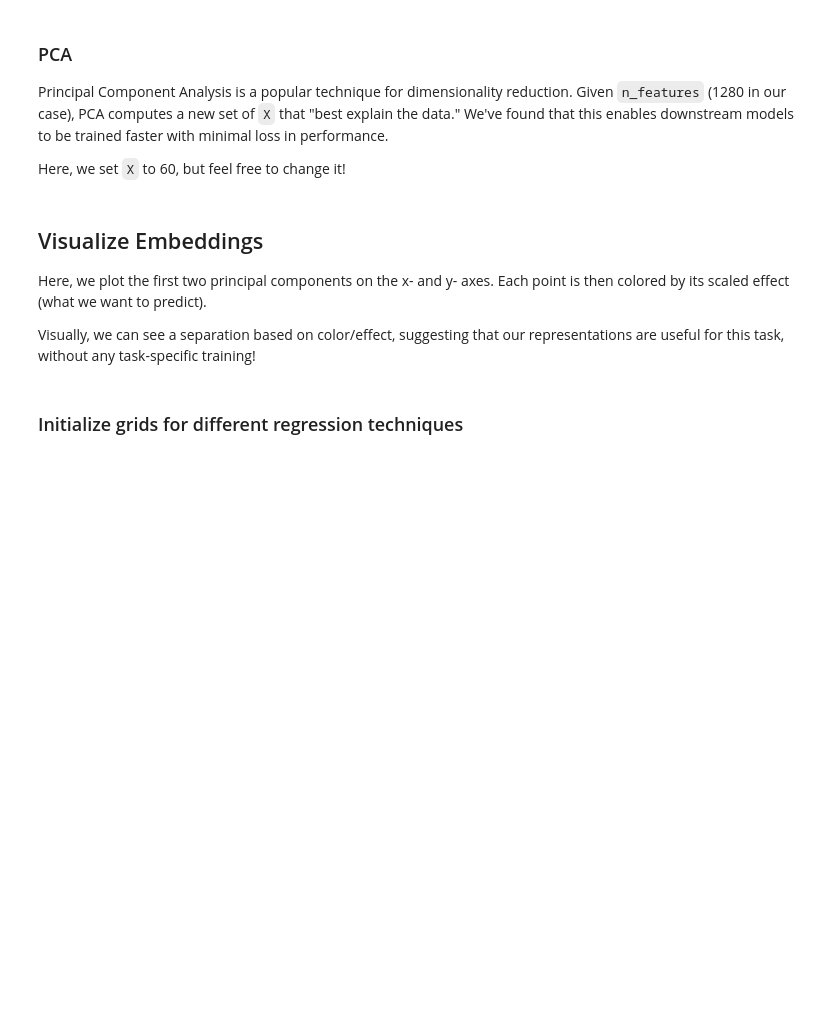
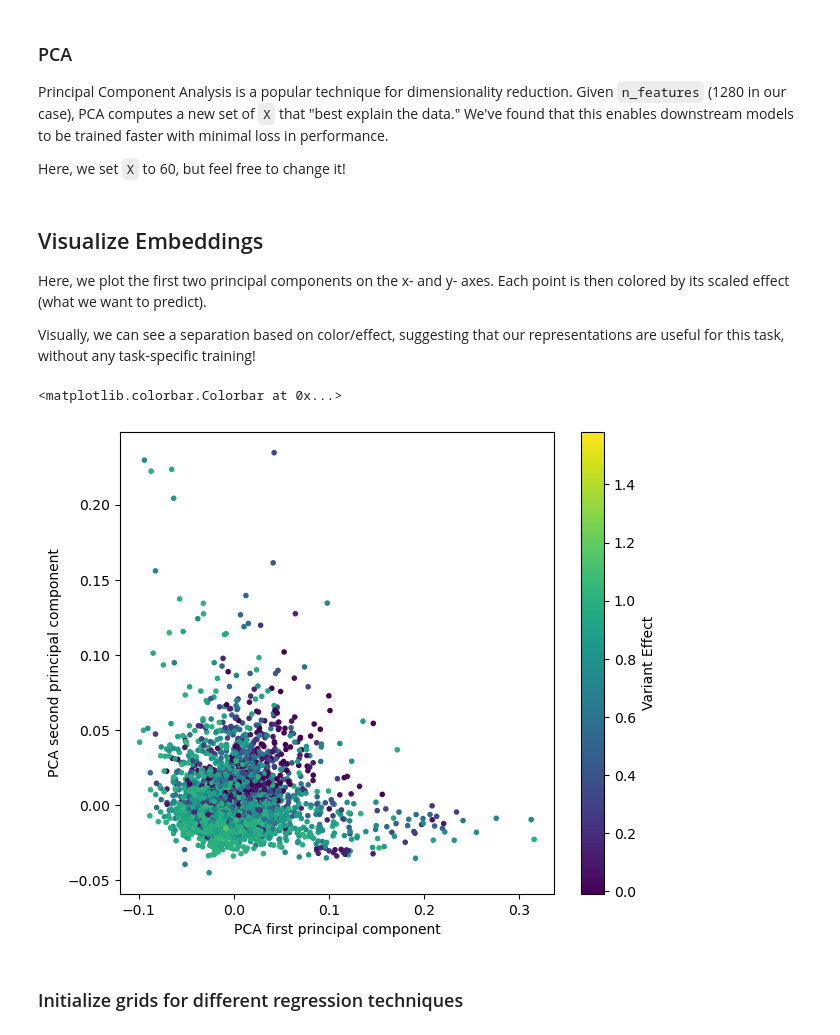
Before and after one commit to Multiomics-Analytics-Group/course_protein_language_modeling, a Jupyter notebook: notebooks/prediction.ipynb, the cells around one changed output. Saved outputs shown, nothing was run; the diff lists cells and outputs as text; code cells hidden in the pictures; blank space fills up the shorter version.

```diff
--- a/notebooks/prediction.ipynb
+++ b/notebooks/prediction.ipynb
@@ -31,6 +68,5 @@ def read_hdf5(path):
     return weights
 # %%
-per_protein_path = "./protT5/output/per_protein_embeddings.h5"
-
-embeddings = read_hdf5(path=per_protein_path)
+# load in embeddings
+embeddings = read_hdf5(filename)
 # %%
@@ -39,0 +77,16 @@ import numpy as np
+# %%
+df_seq = pd.DataFrame.from_dict(embeddings, orient='index').reset_index()
+
+header = df_seq['index'].str.split('|', expand=True).rename(
+    columns={
+        0:'index_value',
+        1:'mutation',
+        2:'scaled_varient_effect'
+    }
+)
+
+df = pd.concat([header, df_seq.drop('index', axis=1)], axis=1)
+
+df['scaled_varient_effect'] = df['scaled_varient_effect'].astype(float)
+
+df.head()
@@ -40,3 +101,7 @@ import numpy as np
+# %%
+y = df['scaled_varient_effect'].copy()
+
+X = df.drop(['index_value', 'mutation', 'scaled_varient_effect'], axis=1)
 # %%
 ys = []
 Xs = []
@@ -68,6 +129,10 @@ import pandas as pd
 # %%
-train_size = 0.8
-Xs_train, Xs_test, ys_train, ys_test = train_test_split(Xs, ys, train_size=train_size, random_state=42)
+test_size = 0.2
+Xs_train, X_test, y_train, y_test = train_test_split(
+    X,
+    y,
+    test_size=test_size,
+    random_state=42)
 # %% [markdown]
 ### PCA
 
@@ -88,10 +153,13 @@ Visually, we can see a separation based on color/effect, suggesting that our rep
 # %%
 fig_dims = (7, 6)
 fig, ax = plt.subplots(figsize=fig_dims)
-sc = ax.scatter(Xs_train_pca[:,0], Xs_train_pca[:,1], c=ys_train, marker='.')
+sc = ax.scatter(Xs_train_pca[:,0], Xs_train_pca[:,1], c=y_train, marker='.')
 ax.set_xlabel('PCA first principal component')
 ax.set_ylabel('PCA second principal component')
 plt.colorbar(sc, label='Variant Effect')
+# %% [output]
+<matplotlib.colorbar.Colorbar at 0x...>
+[figure, added]
 # %% [markdown]
 ### Initialize grids for different regression techniques
 # %%
```
Also changed, not shown: parts of 11 cells of this notebook.
